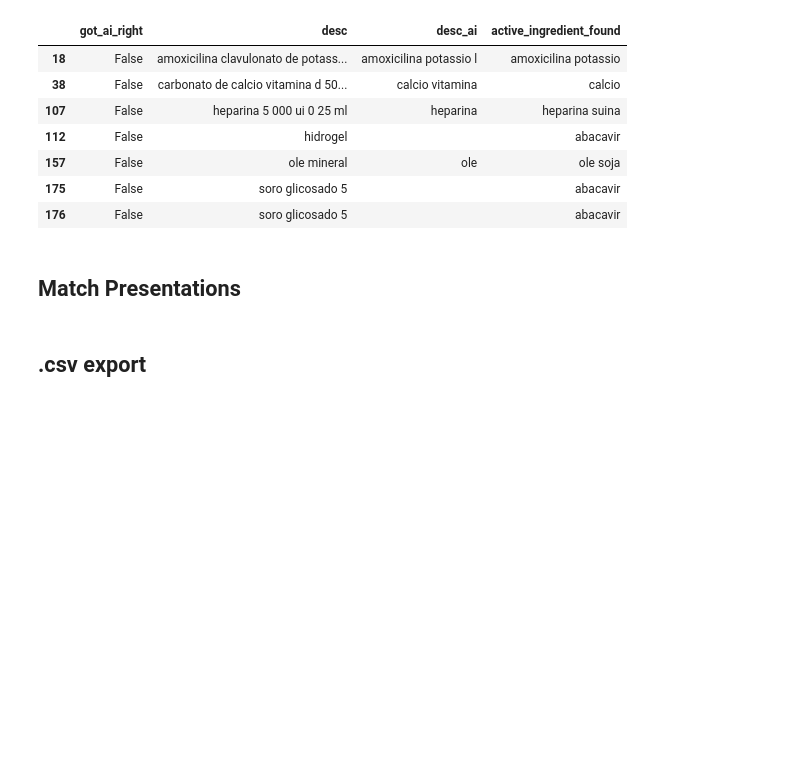
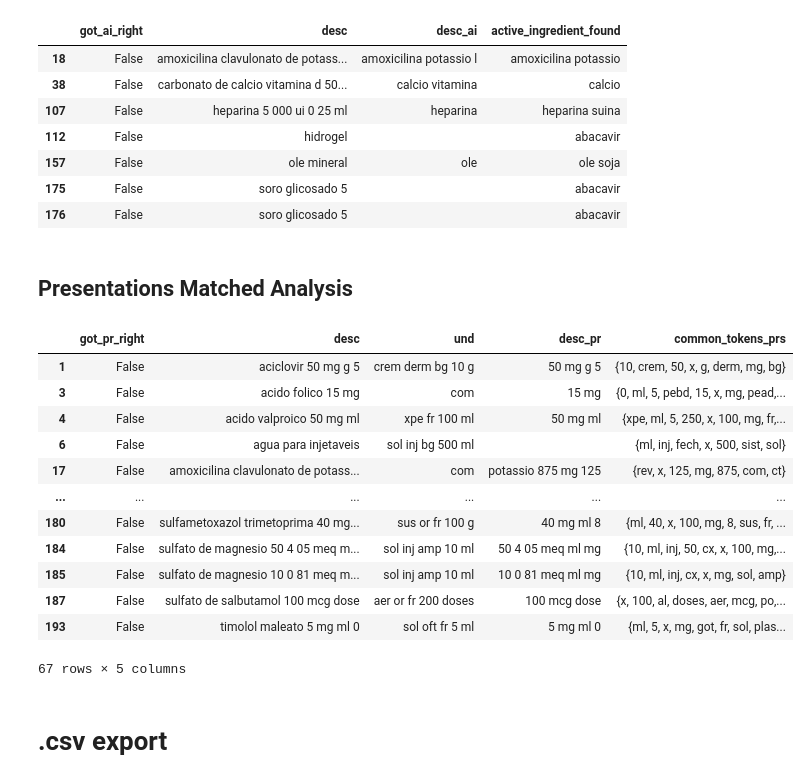
Before and after one commit to ArthurLimaS/ir-med, a Jupyter notebook: example_notebook.ipynb, the cells around one changed output. Saved outputs shown, nothing was run; the diff lists cells and outputs as text; code cells hidden in the pictures; blank space fills up the shorter version.

```diff
--- a/example_notebook.ipynb
+++ b/example_notebook.ipynb
@@ -238,8 +238,9 @@ df_notice
 # %%
-df_notice['got_ai_right'] = df_notice.apply(lambda row: ir_med.check_ai_prediction(row['desc'],
-                                                                                   row['desc_ai'],
-                                                                                   row['active_ingredient_found']),
-                                            axis=1)
+df_notice['got_ai_right'] = df_notice\
+                            .apply(lambda row: ir_med.check_ai_prediction(row['desc'],
+                                                                          row['desc_ai'],
+                                                                          row['active_ingredient_found']),
+                                    axis=1)
 # %%
 GOT_AI_RIGHT = False
 
@@ -254,4 +255,4 @@ df_notice[df_notice['got_ai_right'] == GOT_AI_RIGHT][['got_ai_right', 'desc', 'd
 | 175 | False | soro glicosado 5 |  | abacavir |
 | 176 | False | soro glicosado 5 |  | abacavir |
 # %% [markdown]
-## Match Presentations
+## Presentations Matched Analysis
@@ -314,2 +259,34 @@ for (idx, row) in tqdm(df_X.iterrows()):
+# %%
+df_notice['prs_matched'] = df_notice['cmed_indexes'] \
+                           .apply(lambda x: etl.get_presentations(df_cmed, x))
+
+df_notice['common_tokens_prs'] = df_notice['prs_matched']\
+                                 .apply(lambda x: ir_med.get_common_tokens(x))
+
+df_notice['got_pr_right'] = df_notice\
+                            .apply(lambda row: ir_med.check_pr_predictions(row['desc_pr'],
+                                                                           row['und'],
+                                                                           row['common_tokens_prs']),
+                                    axis=1)
+# %%
+GOT_PR_RIGHT = False
+
+df_notice[df_notice['got_pr_right'] == GOT_AI_RIGHT][['got_pr_right', 'desc',
+                                                      'und', 'desc_pr',
+                                                      'common_tokens_prs']]
+# %% [output]
+|  | got_pr_right | desc | und | desc_pr | common_tokens_prs |
+| 1 | False | aciclovir 50 mg g 5 | crem derm bg 10 g | 50 mg g 5 | {10, crem, 50, x, g, derm, mg, bg} |
+| 3 | False | acido folico 15 mg | com | 15 mg | {0, ml, 5, pebd, 15, x, mg, pead,... |
+| 4 | False | acido valproico 50 mg ml | xpe fr 100 ml | 50 mg ml | {xpe, ml, 5, 250, x, 100, mg, fr,... |
+| 6 | False | agua para injetaveis | sol inj bg 500 ml |  | {ml, inj, fech, x, 500, sist, sol} |
+| 17 | False | amoxicilina clavulonato de potass... | com | potassio 875 mg 125 | {rev, x, 125, mg, 875, com, ct} |
+| ... | ... | ... | ... | ... | ... |
+| 180 | False | sulfametoxazol trimetoprima 40 mg... | sus or fr 100 g | 40 mg ml 8 | {ml, 40, x, 100, mg, 8, sus, fr, ... |
+| 184 | False | sulfato de magnesio 50 4 05 meq m... | sol inj amp 10 ml | 50 4 05 meq ml mg | {10, ml, inj, 50, cx, x, 100, mg,... |
+| 185 | False | sulfato de magnesio 10 0 81 meq m... | sol inj amp 10 ml | 10 0 81 meq ml mg | {10, ml, inj, cx, x, mg, sol, amp} |
+| 187 | False | sulfato de salbutamol 100 mcg dose | aer or fr 200 doses | 100 mcg dose | {x, 100, al, doses, aer, mcg, po,... |
+| 193 | False | timolol maleato 5 mg ml 0 | sol oft fr 5 ml | 5 mg ml 0 | {ml, 5, x, mg, got, fr, sol, plas... |
+67 rows × 5 columns
 # %% [markdown]
-## .csv export
+# .csv export
```
Also changed, not shown: parts of 4 cells of this notebook, 2 other files.
